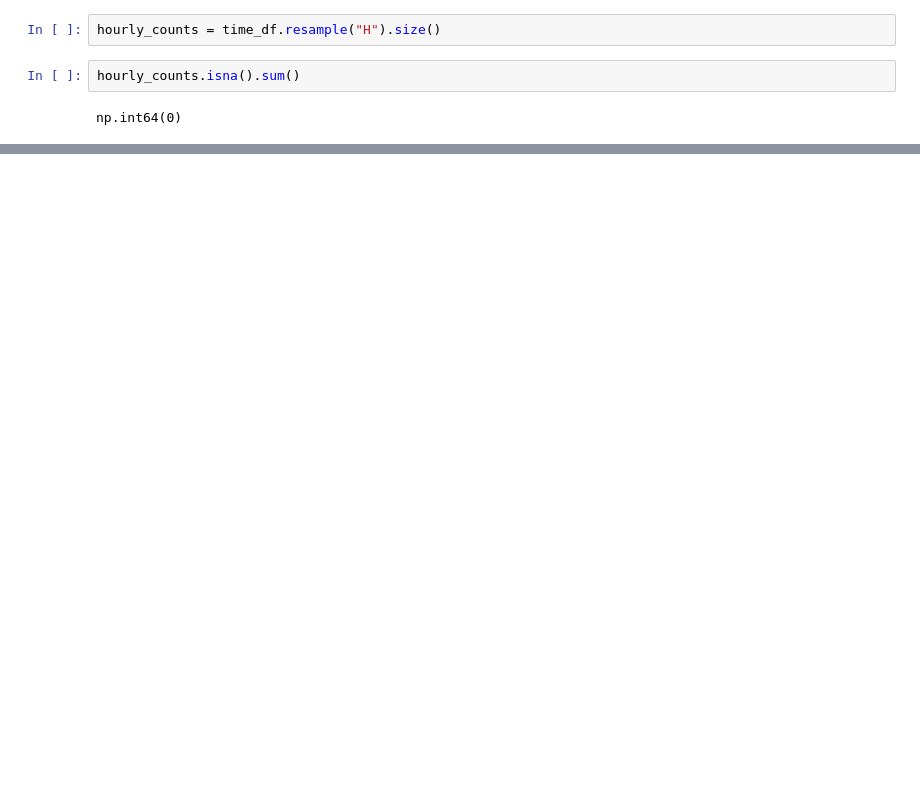
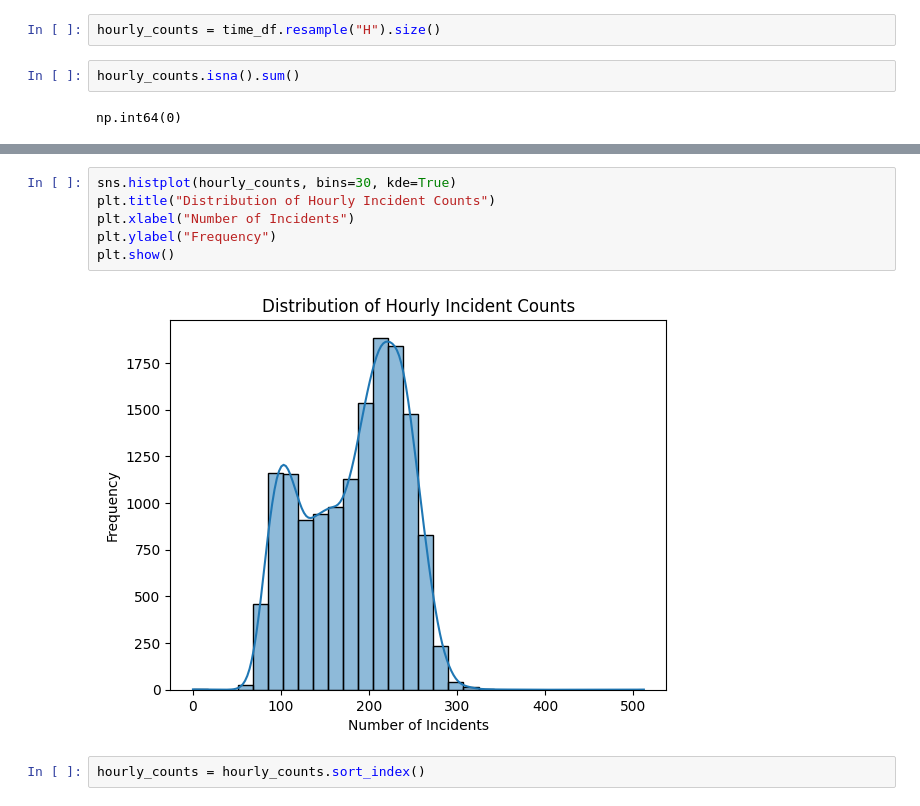
Before and after one commit to utkuseyithanoglu/practice_final, a Jupyter notebook: utku folder/final_df_ml_learning.ipynb, the cells around one changed output, grey strips where cells are left out. Cells and saved outputs as stored; diff of their text form; blank space fills up the shorter version.

```diff
--- a/utku folder/final_df_ml_learning.ipynb
+++ b/utku folder/final_df_ml_learning.ipynb
@@ -306,0 +441,10 @@ sns.lineplot(data=hourly_counts)
+# %%
+sns.histplot(hourly_counts, bins=30, kde=True)
+plt.title("Distribution of Hourly Incident Counts")
+plt.xlabel("Number of Incidents")
+plt.ylabel("Frequency")
+plt.show()
+# %% [output]
+[figure, added]
+# %%
+hourly_counts = hourly_counts.sort_index()
```
Also changed, not shown: parts of 110 cells of this notebook.
